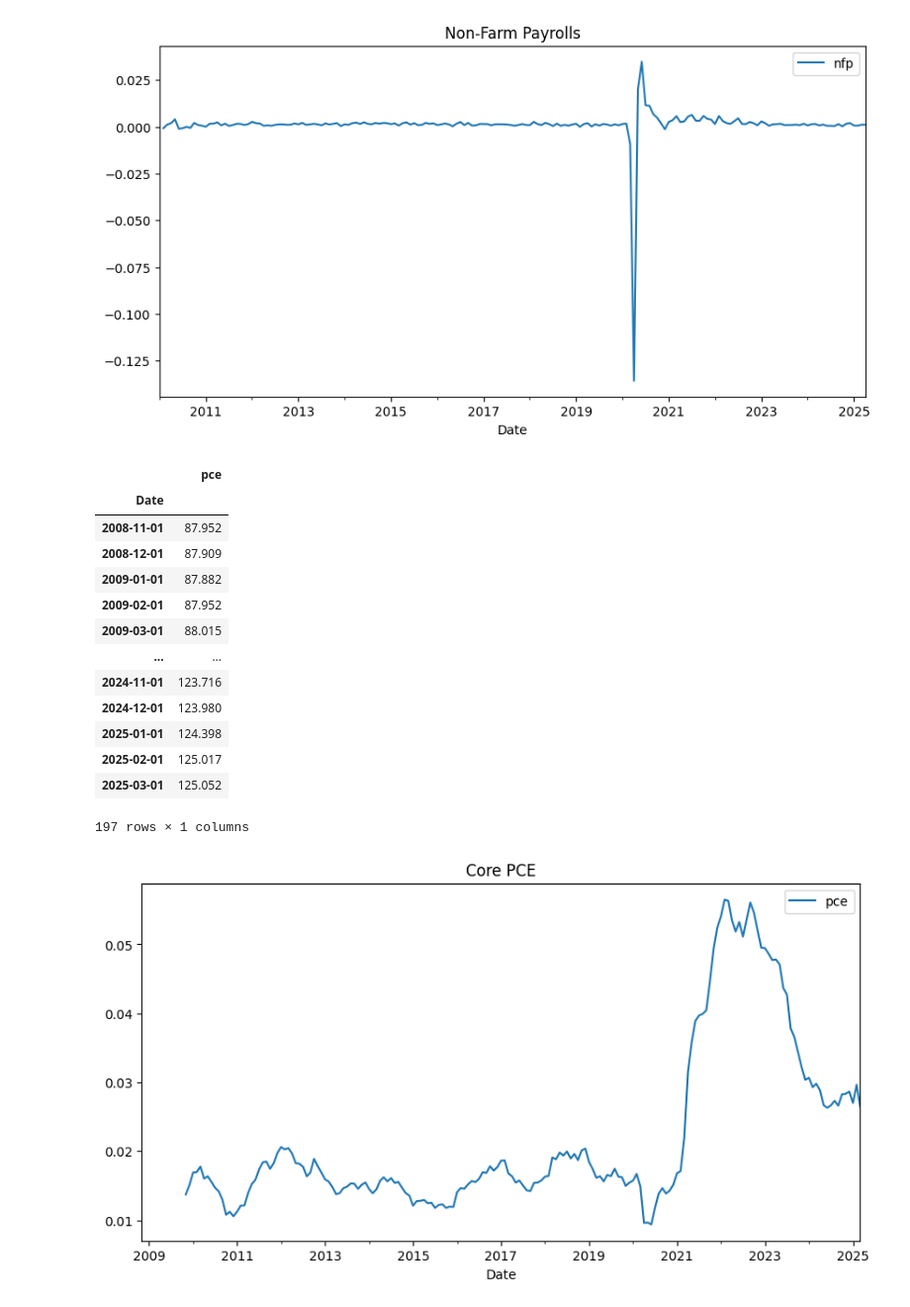
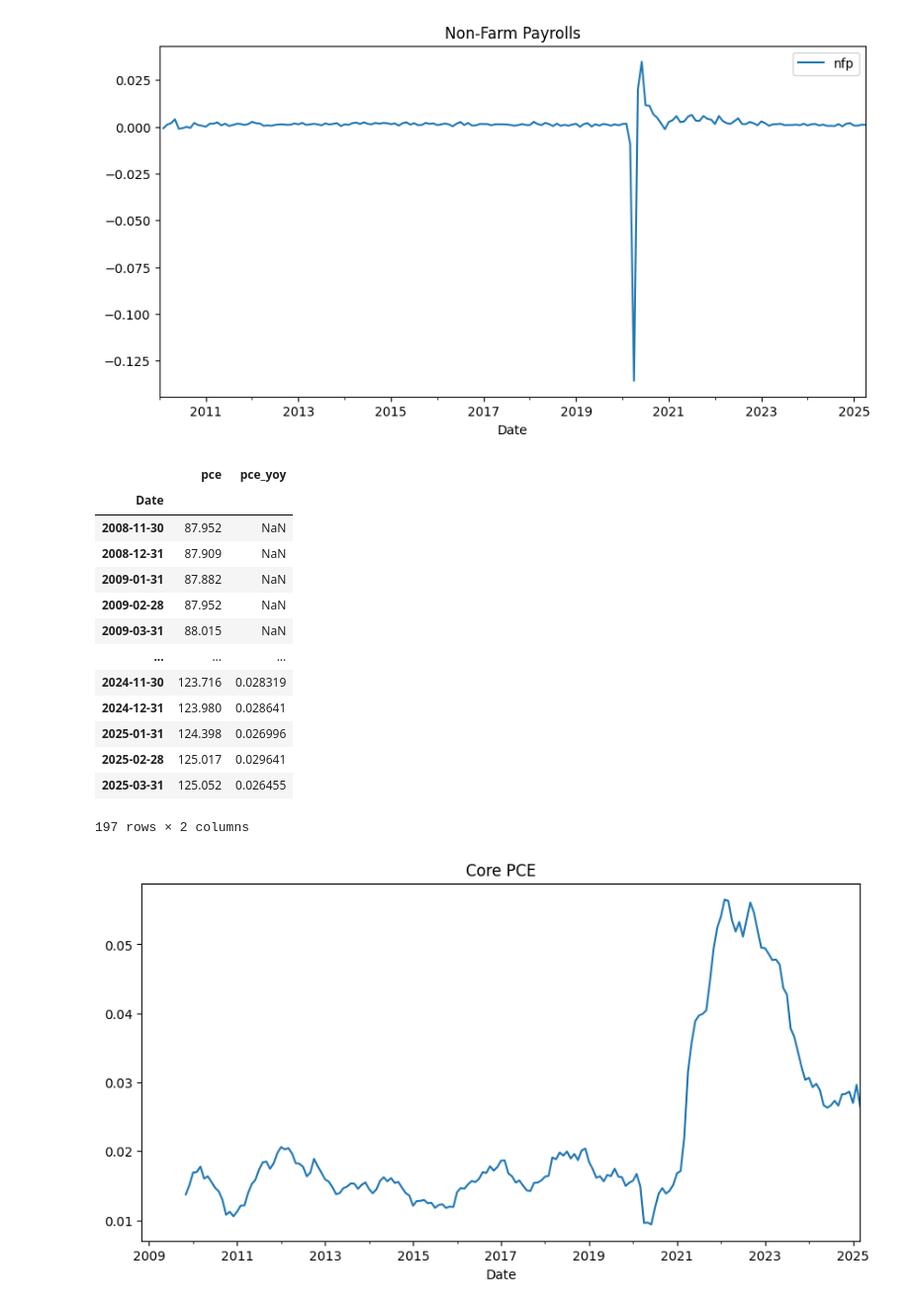
Before and after one commit to Kunj121/MacroFinance_HW2, a Jupyter notebook: hw3/macro_factors.ipynb, the cells around one changed output. Shown at 99% size. Drawn from its saved outputs; the diff is of its cells as text; code cells hidden in the pictures.

```diff
--- a/hw3/macro_factors.ipynb
+++ b/hw3/macro_factors.ipynb
@@ -200,26 +203,28 @@ plt.show()
 pce = pd.read_csv("../data/core_pce.csv", index_col = "observation_date")
 pce.index = pd.to_datetime(pce.index)
 pce.rename(columns = {"PCEPILFE": "pce"}, inplace = True)
+pce['pce_yoy'] = pce['pce'].pct_change(periods = 12)
 pce.index.name = "Date"
+pce = pce.resample("ME").mean()
 pce
 # %% [output]
-|  | pce |
-| Date |  |
-| 2008-11-01 | 87.952 |
-| 2008-12-01 | 87.909 |
-| 2009-01-01 | 87.882 |
-| 2009-02-01 | 87.952 |
-| 2009-03-01 | 88.015 |
-| ... | ... |
-| 2024-11-01 | 123.716 |
-| 2024-12-01 | 123.980 |
-| 2025-01-01 | 124.398 |
-| 2025-02-01 | 125.017 |
-| 2025-03-01 | 125.052 |
+|  | pce | pce_yoy |
+| Date |  |  |
+| 2008-11-30 | 87.952 | NaN |
+| 2008-12-31 | 87.909 | NaN |
+| 2009-01-31 | 87.882 | NaN |
+| 2009-02-28 | 87.952 | NaN |
+| 2009-03-31 | 88.015 | NaN |
+| ... | ... | ... |
+| 2024-11-30 | 123.716 | 0.028319 |
+| 2024-12-31 | 123.980 | 0.028641 |
+| 2025-01-31 | 124.398 | 0.026996 |
+| 2025-02-28 | 125.017 | 0.029641 |
+| 2025-03-31 | 125.052 | 0.026455 |
-197 rows × 1 columns
+197 rows × 2 columns
 # %%
-pce.pct_change(12).plot(figsize = (10, 5))
+pce.pce_yoy.plot(figsize = (10, 5))
 plt.title("Core PCE")
 plt.show()
 # %% [output]
-[figure, old version]
+[figure, new version]
```
Also changed, not shown: parts of 12 cells of this notebook.
